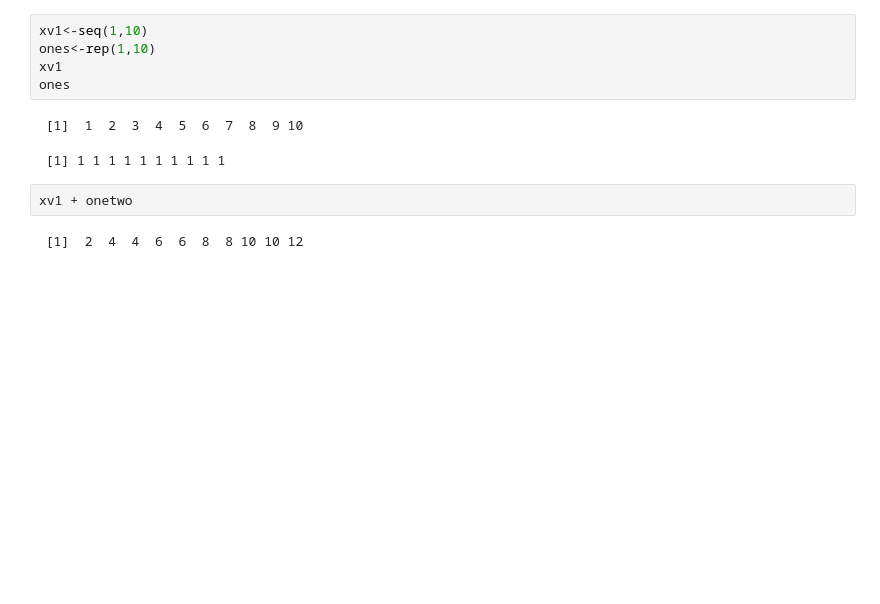
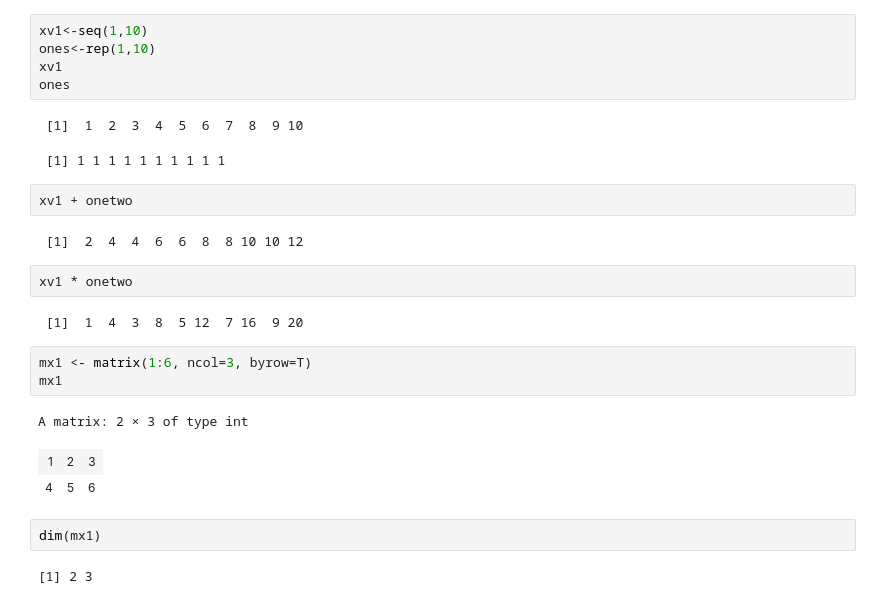
Before and after one commit to kukaro/KNOU-PYTHON-AND-R, a Jupyter notebook: repeat/b3-R.ipynb, the cells around one changed output. Saved outputs shown, nothing was run; the diff lists cells and outputs as text; blank space fills up the shorter version.

```diff
--- a/repeat/b3-R.ipynb
+++ b/repeat/b3-R.ipynb
@@ -261,3 +261,18 @@ ones
 xv1 + onetwo
 # %% [output]
  [1]  2  4  4  6  6  8  8 10 10 12
+# %%
+xv1 * onetwo
+# %% [output]
+ [1]  1  4  3  8  5 12  7 16  9 20
+# %%
+mx1 <- matrix(1:6, ncol=3, byrow=T)
+mx1
+# %% [output]
+A matrix: 2 × 3 of type int
+| 1 | 2 | 3 |
+| 4 | 5 | 6 |
+# %%
+dim(mx1)
+# %% [output]
+[1] 2 3
```
Also changed, not shown: 1 other file.
